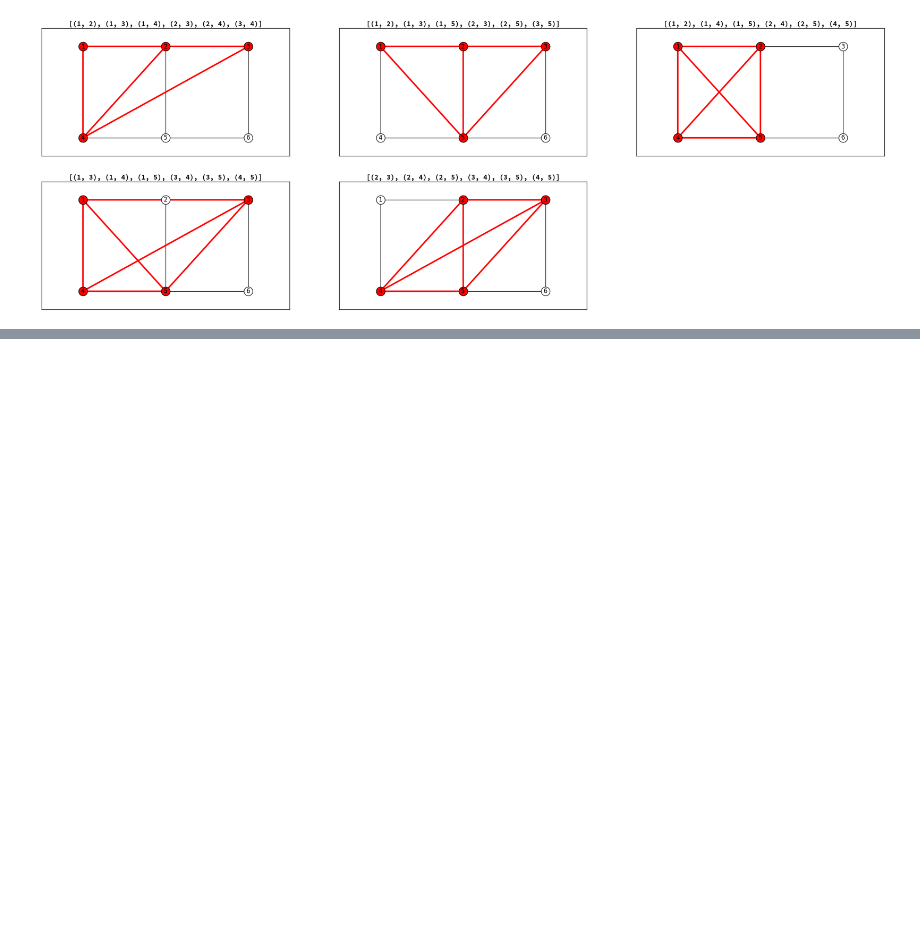
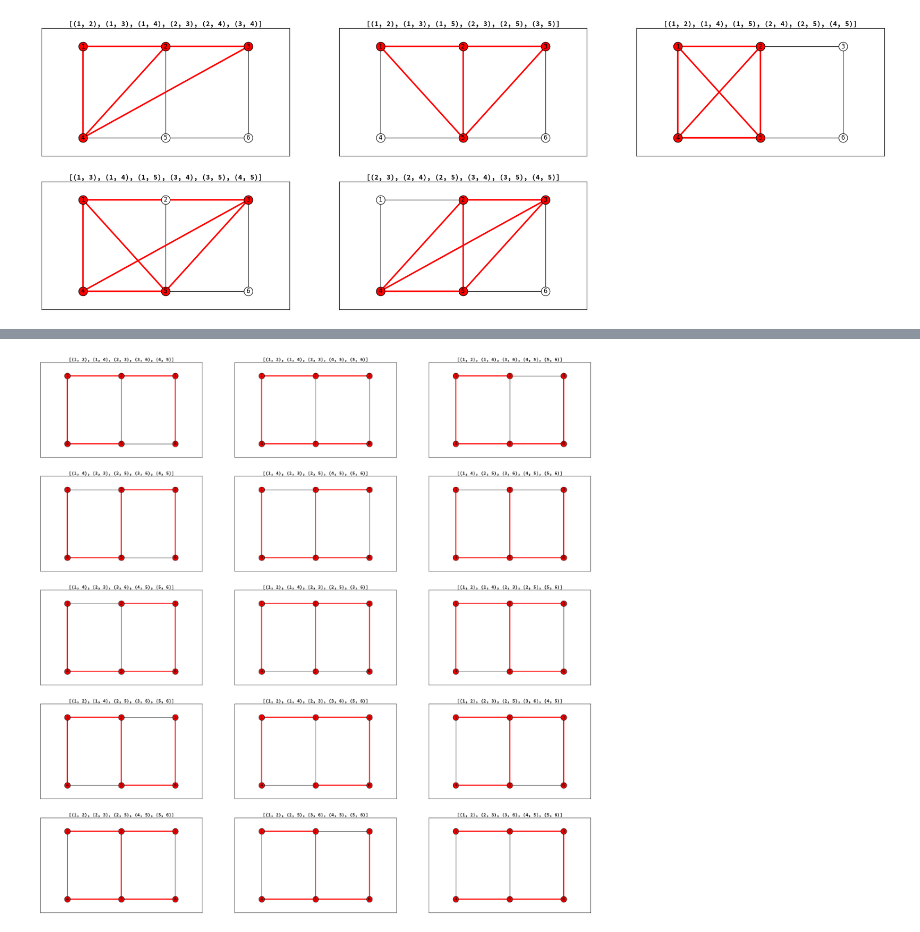
Before and after one commit to N0nki/interactive_reference, a Jupyter notebook: reference.ipynb, the cells around one changed output, grey strips where cells are left out. Saved outputs shown, nothing was run; the diff lists cells and outputs as text; code cells hidden in the pictures; blank space fills up the shorter version.

Commit message:
add trees

```diff
--- a/reference.ipynb
+++ b/reference.ipynb
@@ -475,0 +491,9 @@ GraphSet.set_universe(universe)
+# %%
+graphset = GraphSet.trees(1, is_spanning=True)
+plt.figure(figsize=(30, 30))
+for i, graph in enumerate(graphset):
+    plt.subplot(5, 3, i + 1)
+    plt.title(graph)
+    draw(G, graph)
+# %% [output]
+[figure, added]
```
Also changed, not shown: parts of 3 cells of this notebook.
